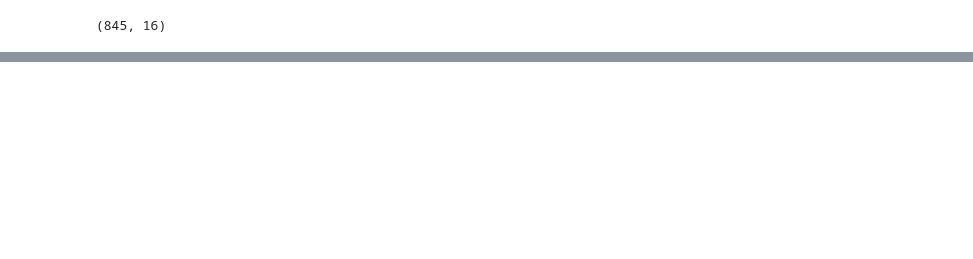
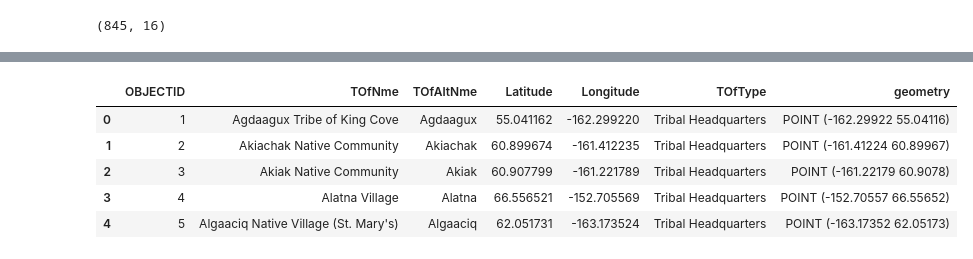
Before and after one commit to Justice40-MEDS/data-exploration, a Jupyter notebook: docs/dataahhhh.ipynb, the cells around one changed output, grey strips where cells are left out. Drawn from its saved outputs; the diff is of its cells as text; code cells hidden in the pictures; blank space fills up the shorter version.

```diff
--- a/docs/dataahhhh.ipynb
+++ b/docs/dataahhhh.ipynb
@@ -128,0 +145,9 @@ tribal.shape
+# %%
+villages.head()
+# %% [output]
+|  | OBJECTID | TOfNme | TOfAltNme | Latitude | Longitude | TOfType | geometry |
+| 0 | 1 | Agdaagux Tribe of King Cove | Agdaagux | 55.041162 | -162.299220 | Tribal Headquarters | POINT (-162.29922 55.04116) |
+| 1 | 2 | Akiachak Native Community | Akiachak | 60.899674 | -161.412235 | Tribal Headquarters | POINT (-161.41224 60.89967) |
+| 2 | 3 | Akiak Native Community | Akiak | 60.907799 | -161.221789 | Tribal Headquarters | POINT (-161.22179 60.9078) |
+| 3 | 4 | Alatna Village | Alatna | 66.556521 | -152.705569 | Tribal Headquarters | POINT (-152.70557 66.55652) |
+| 4 | 5 | Algaaciq Native Village (St. Mary's) | Algaaciq | 62.051731 | -163.173524 | Tribal Headquarters | POINT (-163.17352 62.05173) |
```
Also changed, not shown: parts of 4 cells of this notebook.
